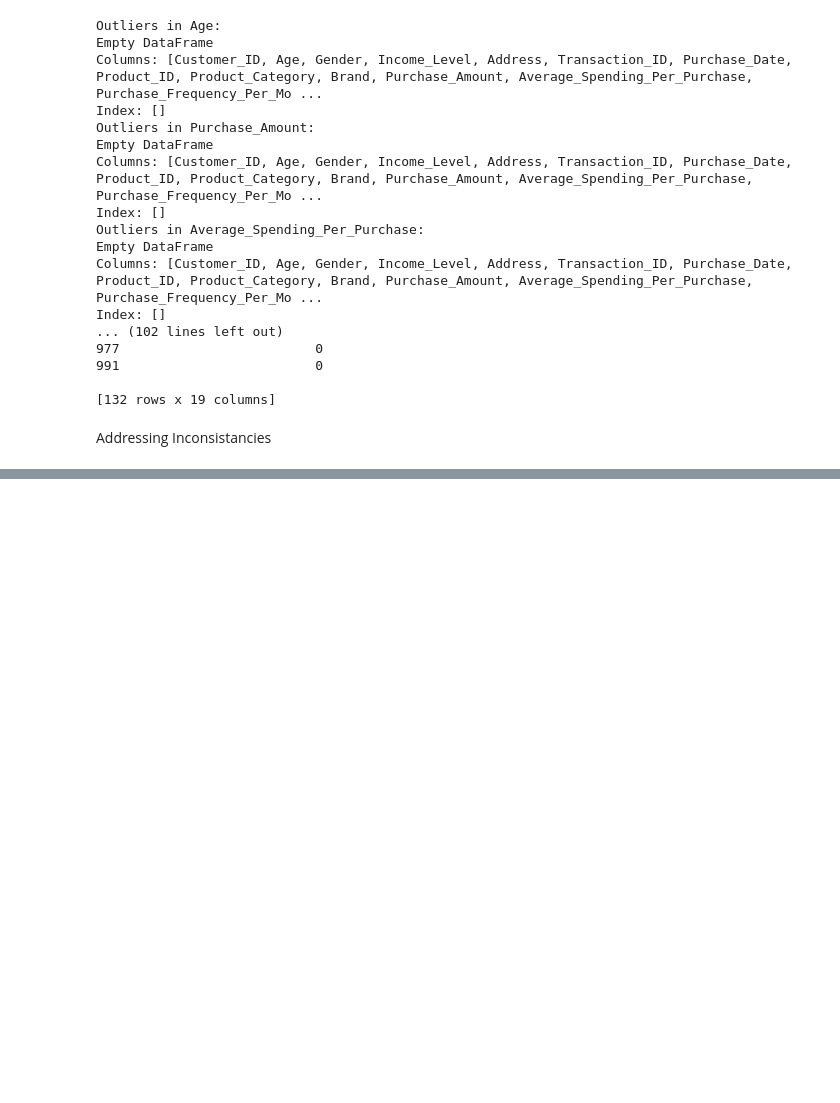
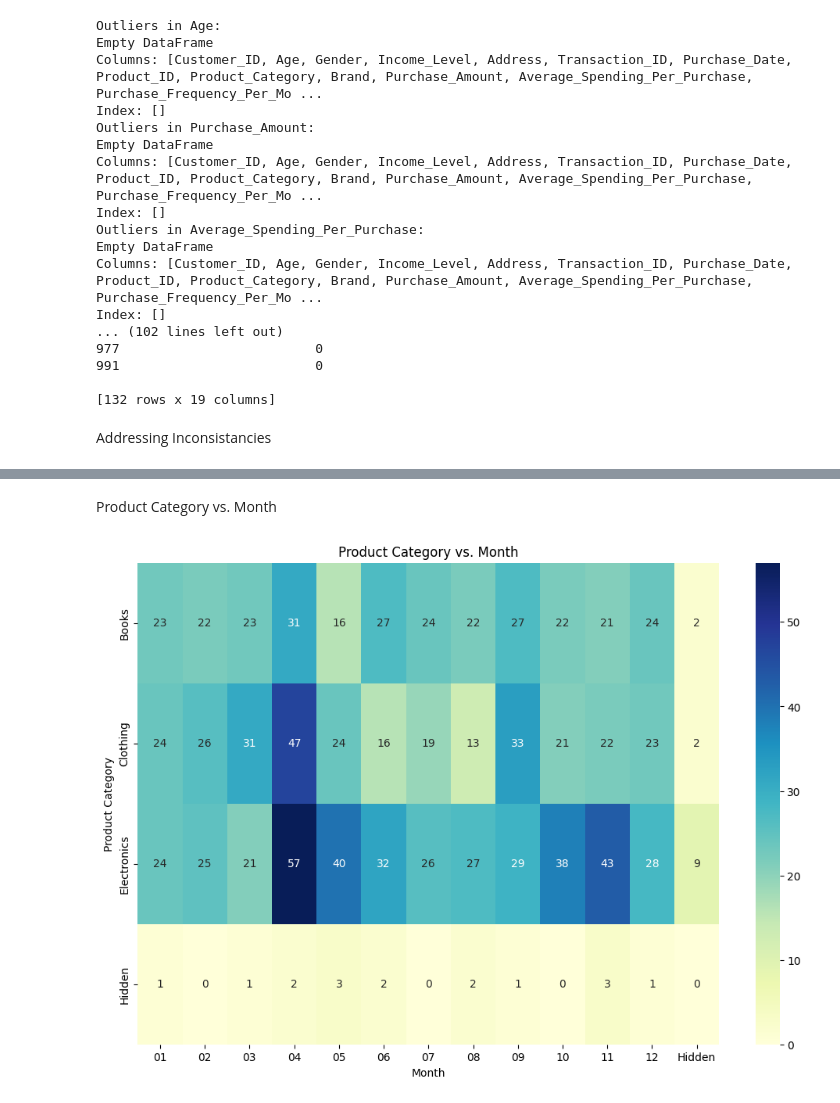
Before and after one commit to its-hasaan/Imtiaz-Mart-Customer-Behavior-Analysis-Predictive-Modeling, a Jupyter notebook: Projectfile.ipynb, the cells around one changed output, grey strips where cells are left out. Saved outputs shown, nothing was run; the diff lists cells and outputs as text; code cells hidden in the pictures; blank space fills up the shorter version.

```diff
--- a/Projectfile.ipynb
+++ b/Projectfile.ipynb
@@ -70,20 +72,26 @@ print(null_counts)
 threshold = len(df) * 0.5
 df = df.dropna(axis=1, thresh=threshold)
 
-# Fill categorical columns' null values with mode
-columns_to_fill_mode = ['Gender', 'Product_Category', 'Purchase_Frequency_Per_Month', 'Income_Level', 'Brand', 'Purchase_Date', 'Product_Category_Preferences', 'Season', 'Month', 'Year']  # Replace with your column names
-for column in columns_to_fill_mode:
+# Fill categorical columns null values with mode
+categorical_columns = ['Gender', 'Product_Category', 'Purchase_Frequency_Per_Month', 'Income_Level', 'Brand', 'Purchase_Date', 'Product_Category_Preferences', 'Season', 'Month', 'Year']  # Replace with your column names
+for column in categorical_columns:
     df[column].fillna(df[column].mode()[0], inplace=True)
 
 # Convert columns to numeric
 columns_to_convert = ['Age', 'Purchase_Amount', 'Average_Spending_Per_Purchase']
 for column in columns_to_convert:
     df[column] = pd.to_numeric(df[column], errors='coerce')
+# errors='coerce' converts any invalid parsing (non-numeric values) to NaN
 
 numeric_cols = df.select_dtypes(include=['float64', 'int64']).columns
 # Fill numerical columns' null values with mean
 for column in columns_to_convert:
     df[column].fillna(df[column].mean(), inplace=True)
+    print(df[column].mean())
+
+numeric_cols = ['Age', 'Purchase_Amount', 'Average_Spending_Per_Purchase', 'Purchase_Frequency_Per_Month', 'Brand_Affinity_Score']
+for column in columns_to_convert:
+    df[column] = pd.to_numeric(df[column], errors='coerce')
 # %% [output]
 Customer_ID                      32
 Age                              33
@@ -146,16 +153,13 @@ dtype: int64
 # %%
-# Convert columns to numeric
-columns_to_convert = ['Age', 'Purchase_Amount', 'Average_Spending_Per_Purchase']  # Replace with your column names
-for column in columns_to_convert:
-    df[column] = pd.to_numeric(df[column], errors='coerce')
-numeric_cols = df.select_dtypes(include=['float64', 'int64']).columns
 
 def identify_outliers(df, column):
     Q1 = df[column].quantile(0.25)
     Q3 = df[column].quantile(0.75)
     IQR = Q3 - Q1
     lower_bound = Q1 - 1.5 * IQR
+    # print(f"lower bound: {lower_bound}\n")
     upper_bound = Q3 + 1.5 * IQR
+    # print(f"upper bound: {upper_bound}\n")
     return df[(df[column] < lower_bound) | (df[column] > upper_bound)]
 
 # Check outliers for all numeric columns
@@ -164,9 +168,13 @@ for col in numeric_cols:
     print(f"Outliers in {col}:")
     print(outliers)
 
+# we will not remove any outlier as they can help detecting unusual behaiviour
+
 # Identify and remove outliers from the 'Age' column only
-age_outliers = identify_outliers(df, 'Age')
-df = df[~df.index.isin(age_outliers.index)]
+# age_outliers = identify_outliers(df, 'Age')
+# df = df[~df.index.isin(age_outliers.index)]
+#df.index.isin(age_outliers.index) creates a boolean array where each element is True if the corresponding index in df is also present in age_outliers, and False otherwise.
+#By applying the ~ operator, this boolean array is inverted, so it becomes True for indices not present in age_outliers and False for those that are.
 # %% [output]
 Outliers in Age:
 Empty DataFrame
@@ -206,0 +317,18 @@ df['Brand'] = df['Brand'].replace({'Brnd_A': 'Brand_A', 'brand a': 'Brand_A'})
+# %% [markdown]
+Product Category vs. Month
+# %%
+# Ensure 'Month' is in string format if it's numerical
+df['Month'] = df['Month'].astype(str)
+
+# Create a crosstab
+product_month = pd.crosstab(df['Product_Category'], df['Month'])
+
+# Plot the heatmap
+plt.figure(figsize=(12, 8))
+sns.heatmap(product_month, annot=True, fmt='d', cmap='YlGnBu')
+plt.title('Product Category vs. Month')
+plt.xlabel('Month')
+plt.ylabel('Product Category')
+plt.show()
+# %% [output]
+[figure, added]
```
Also changed, not shown: parts of 18 cells of this notebook.
